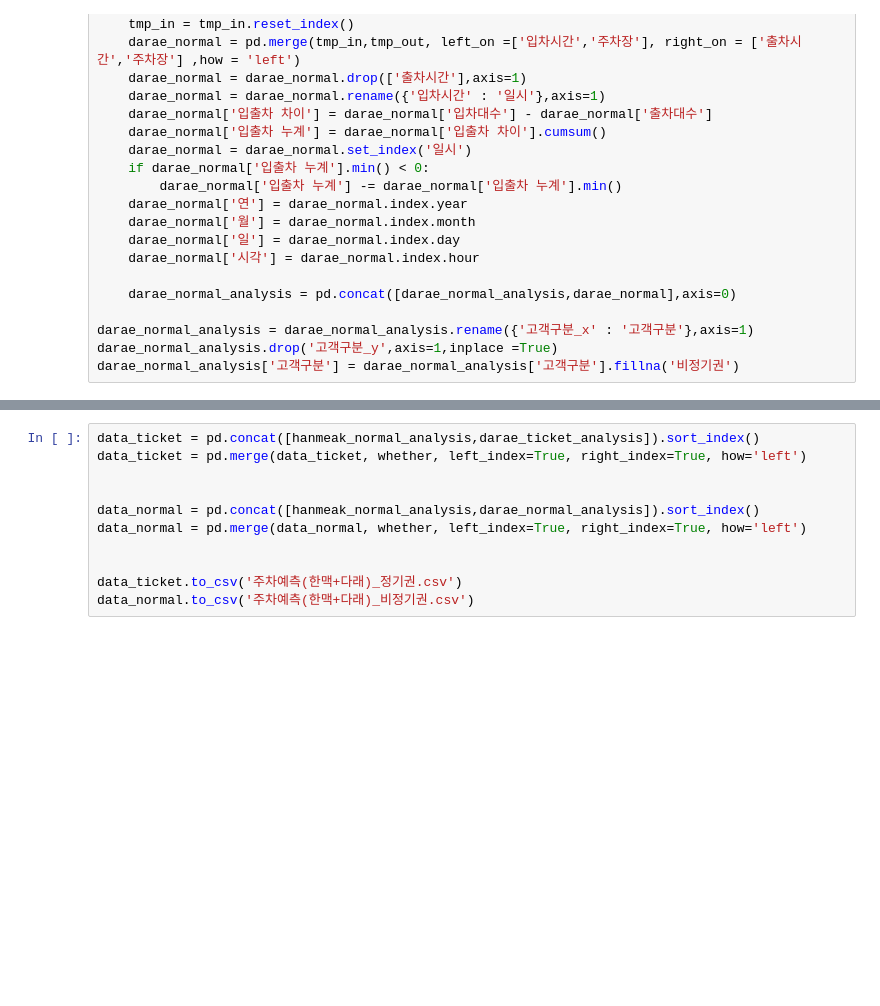
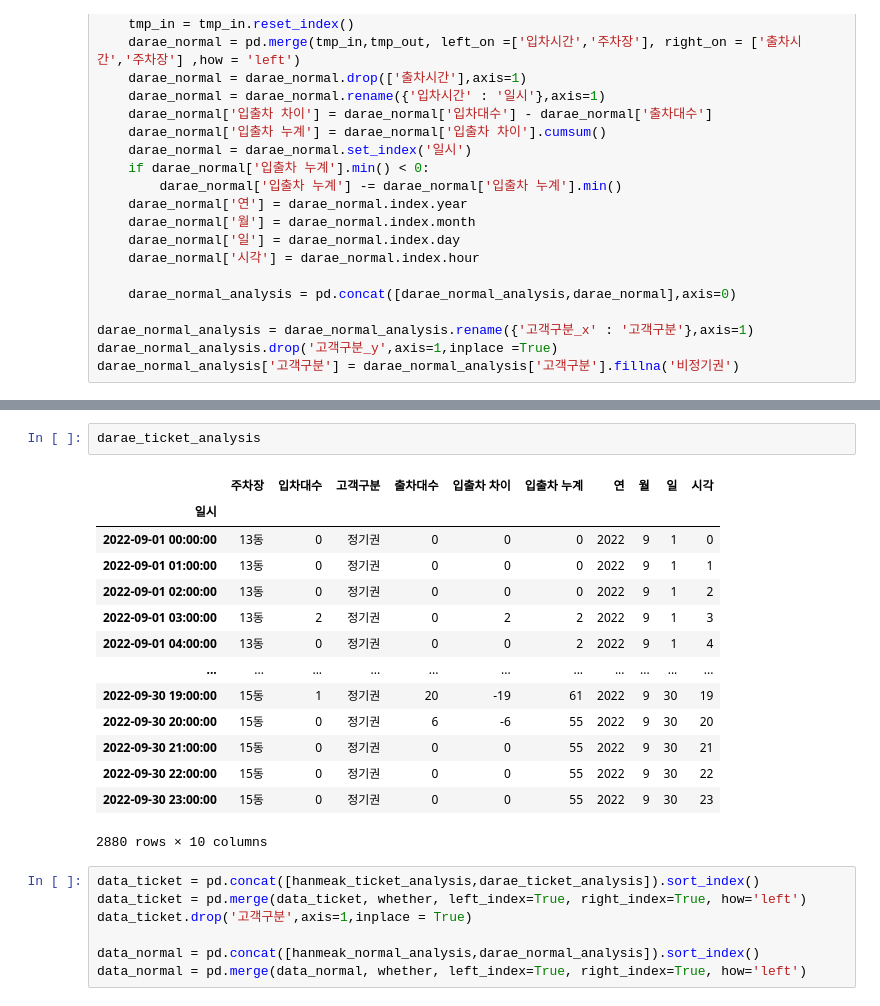
Before and after one commit to KeumHyeonJun/Governmnet_project, a Jupyter notebook: 알고리즘/전처리ver2.ipynb, the cells around one changed output, grey strips where cells are left out. Cells and saved outputs as stored; diff of their text form; blank space fills up the shorter version.

```diff
--- a/알고리즘/전처리ver2.ipynb
+++ b/알고리즘/전처리ver2.ipynb
@@ -354,12 +350,25 @@ hanmeak_normal_analysis
+# %%
+darae_ticket_analysis
+# %% [output]
+|  | 주차장 | 입차대수 | 고객구분 | 출차대수 | 입출차 차이 | 입출차 누계 | 연 | 월 | 일 | 시각 |
+| 일시 |  |  |  |  |  |  |  |  |  |  |
+| 2022-09-01 00:00:00 | 13동 | 0 | 정기권 | 0 | 0 | 0 | 2022 | 9 | 1 | 0 |
+| 2022-09-01 01:00:00 | 13동 | 0 | 정기권 | 0 | 0 | 0 | 2022 | 9 | 1 | 1 |
+| 2022-09-01 02:00:00 | 13동 | 0 | 정기권 | 0 | 0 | 0 | 2022 | 9 | 1 | 2 |
+| 2022-09-01 03:00:00 | 13동 | 2 | 정기권 | 0 | 2 | 2 | 2022 | 9 | 1 | 3 |
+| 2022-09-01 04:00:00 | 13동 | 0 | 정기권 | 0 | 0 | 2 | 2022 | 9 | 1 | 4 |
+| ... | ... | ... | ... | ... | ... | ... | ... | ... | ... | ... |
+| 2022-09-30 19:00:00 | 15동 | 1 | 정기권 | 20 | -19 | 61 | 2022 | 9 | 30 | 19 |
+| 2022-09-30 20:00:00 | 15동 | 0 | 정기권 | 6 | -6 | 55 | 2022 | 9 | 30 | 20 |
+| 2022-09-30 21:00:00 | 15동 | 0 | 정기권 | 0 | 0 | 55 | 2022 | 9 | 30 | 21 |
+| 2022-09-30 22:00:00 | 15동 | 0 | 정기권 | 0 | 0 | 55 | 2022 | 9 | 30 | 22 |
+| 2022-09-30 23:00:00 | 15동 | 0 | 정기권 | 0 | 0 | 55 | 2022 | 9 | 30 | 23 |
+2880 rows × 10 columns
 # %%
-data_ticket = pd.concat([hanmeak_normal_analysis,darae_ticket_analysis]).sort_index()
+data_ticket = pd.concat([hanmeak_ticket_analysis,darae_ticket_analysis]).sort_index()
 data_ticket = pd.merge(data_ticket, whether, left_index=True, right_index=True, how='left')
-
+data_ticket.drop('고객구분',axis=1,inplace = True)
 
 data_normal = pd.concat([hanmeak_normal_analysis,darae_normal_analysis]).sort_index()
 data_normal = pd.merge(data_normal, whether, left_index=True, right_index=True, how='left')
-
-
-data_ticket.to_csv('주차예측(한맥+다래)_정기권.csv')
-data_normal.to_csv('주차예측(한맥+다래)_비정기권.csv')
 # %%
```
Also changed, not shown: parts of 10 cells of this notebook, 1 other file.
